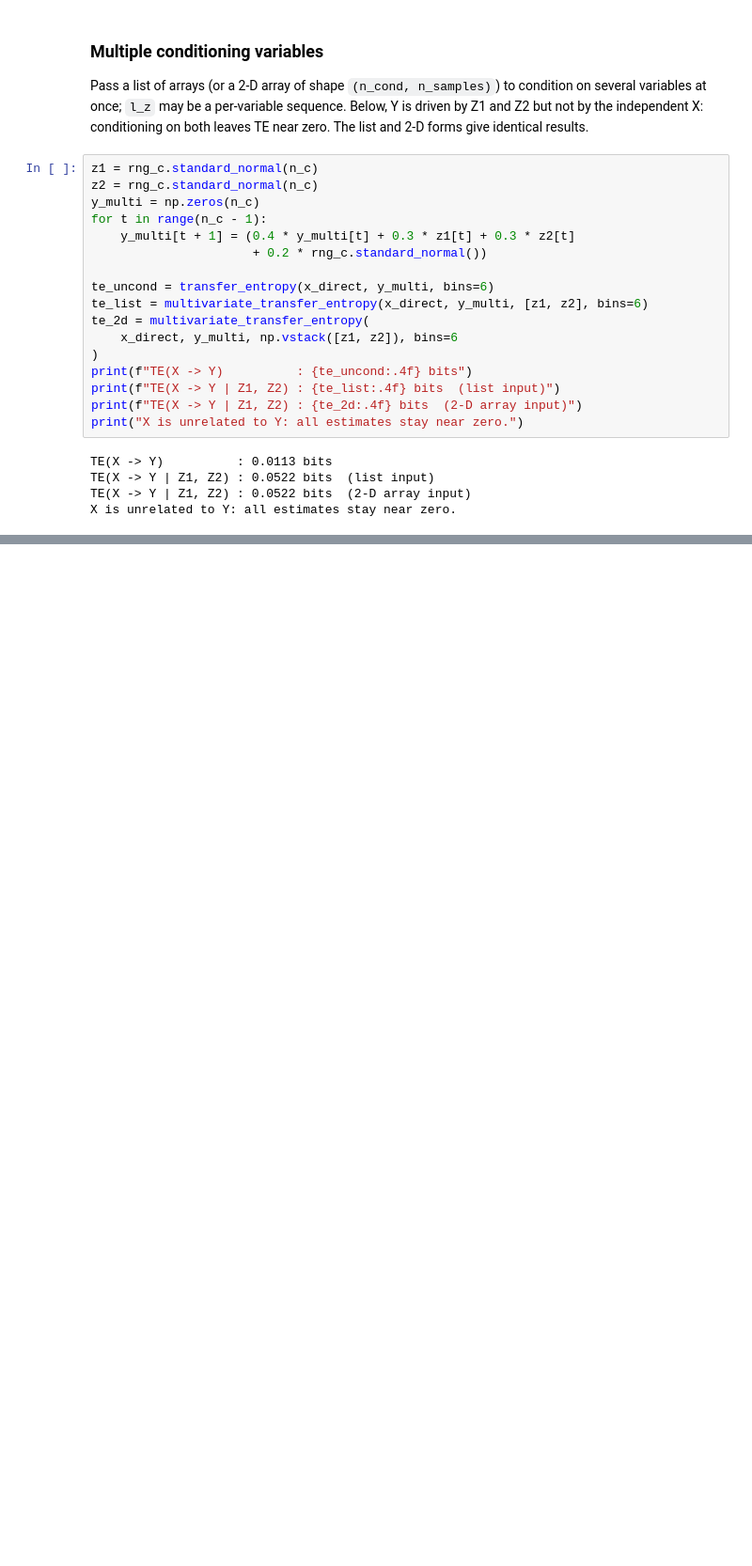
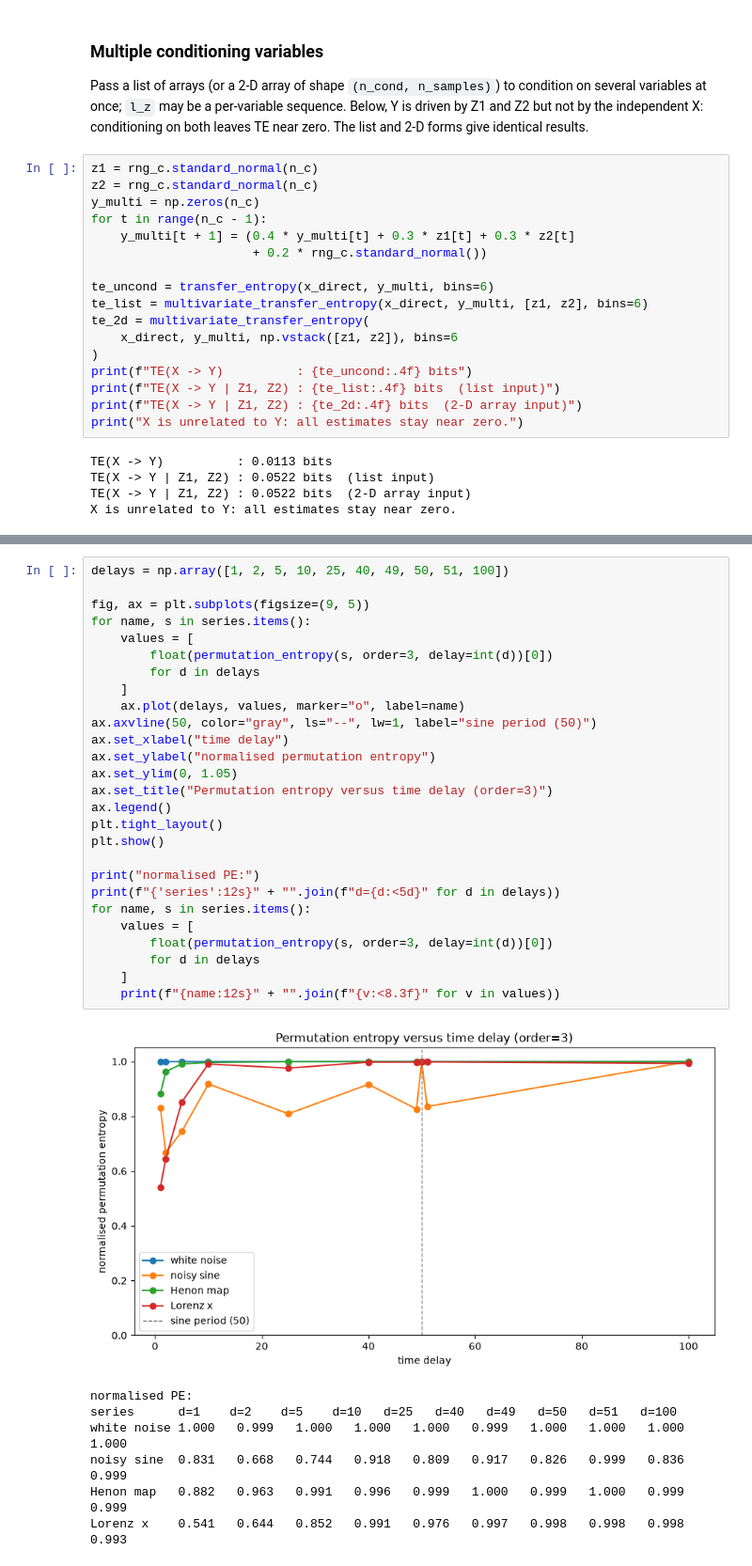
Before and after one commit to ieeningnwq/nolitisea, a Jupyter notebook: examples/entropy.ipynb, the cells around one changed output, grey strips where cells are left out. Shown at 94% size. Saved outputs shown, nothing was run; the diff lists cells and outputs as text; blank space fills up the shorter version.

```diff
--- a/examples/entropy.ipynb
+++ b/examples/entropy.ipynb
@@ -557,0 +665,35 @@ X is unrelated to Y: all estimates stay near zero.
+# %%
+delays = np.array([1, 2, 5, 10, 25, 40, 49, 50, 51, 100])
+
+fig, ax = plt.subplots(figsize=(9, 5))
+for name, s in series.items():
+    values = [
+        float(permutation_entropy(s, order=3, delay=int(d))[0])
+        for d in delays
+    ]
+    ax.plot(delays, values, marker="o", label=name)
+ax.axvline(50, color="gray", ls="--", lw=1, label="sine period (50)")
+ax.set_xlabel("time delay")
+ax.set_ylabel("normalised permutation entropy")
+ax.set_ylim(0, 1.05)
+ax.set_title("Permutation entropy versus time delay (order=3)")
+ax.legend()
+plt.tight_layout()
+plt.show()
+
+print("normalised PE:")
+print(f"{'series':12s}" + "".join(f"d={d:<5d}" for d in delays))
+for name, s in series.items():
+    values = [
+        float(permutation_entropy(s, order=3, delay=int(d))[0])
+        for d in delays
+    ]
+    print(f"{name:12s}" + "".join(f"{v:<8.3f}" for v in values))
+# %% [output]
+[figure, added]
+normalised PE:
+series      d=1    d=2    d=5    d=10   d=25   d=40   d=49   d=50   d=51   d=100
+white noise 1.000   0.999   1.000   1.000   1.000   0.999   1.000   1.000   1.000   1.000
+noisy sine  0.831   0.668   0.744   0.918   0.809   0.917   0.826   0.999   0.836   0.999
+Henon map   0.882   0.963   0.991   0.996   0.999   1.000   0.999   1.000   0.999   0.999
+Lorenz x    0.541   0.644   0.852   0.991   0.976   0.997   0.998   0.998   0.998   0.993
```
Also changed, not shown: parts of 11 cells of this notebook, 4 other files.
